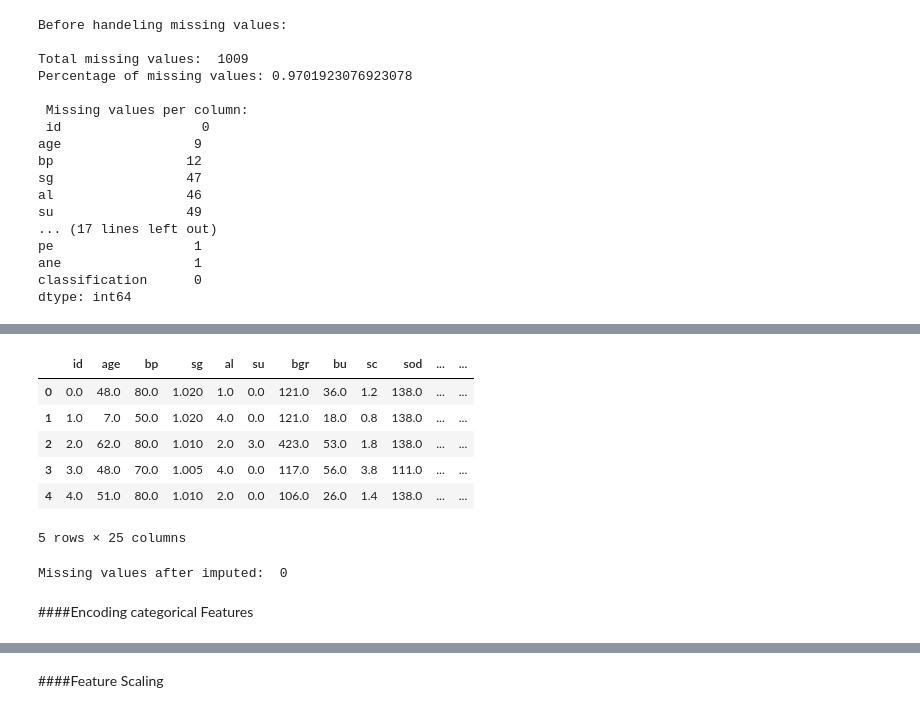
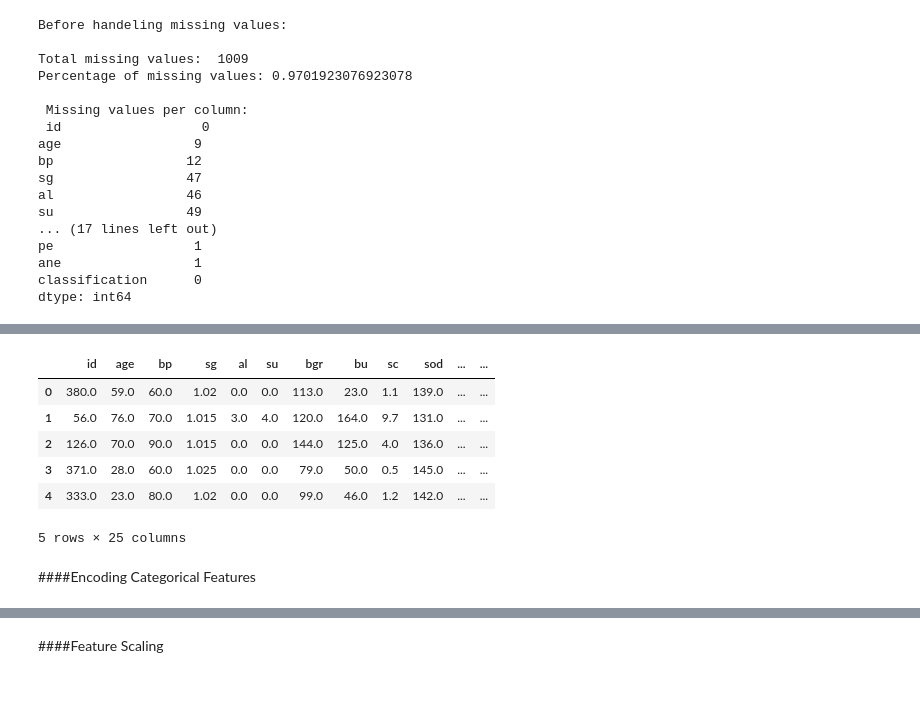
Before and after one commit to RansiluRanasinghe/ML-CW-Group-07-Kidney-Disease-Prediction, a Jupyter notebook: NoteBook/ML_CW_Group_07_Kidney_Disease_Prediction.ipynb, the cells around one changed output, grey strips where cells are left out. Cells and saved outputs as stored; diff of their text form; code cells hidden in the pictures.

```diff
--- a/NoteBook/ML_CW_Group_07_Kidney_Disease_Prediction.ipynb
+++ b/NoteBook/ML_CW_Group_07_Kidney_Disease_Prediction.ipynb
@@ -233,0 +249,11 @@ dtype: object
+# %%
+from sklearn.model_selection import train_test_split
+
+X_train_raw, X_test_raw, y_train, y_test = train_test_split(
+    X, y_encoded,
+    test_size=0.2,
+    random_state=42,
+    stratify=y_encoded
+)
+
+print(X_train_raw.shape, X_test_raw.shape)
@@ -269,7 +288,7 @@ Target Mapping:  {'ckd': np.int64(0), 'ckd\t': np.int64(1), 'notckd': np.int64(2
 # %%
-numeric_cols = X.select_dtypes(include=['int64', 'float64']).columns
-categorical_cols = X.select_dtypes(include=['object']).columns
+numeric_cols = X_train_raw.select_dtypes(include=['int64', 'float64']).columns
+categorical_cols = X_train_raw.select_dtypes(include=['object']).columns
 
-print(f"\nNumeric columns ({len(numeric_cols)}): {list(numeric_cols)}")
-print(f"Categorical columns ({len(categorical_cols)}): {list(categorical_cols)}")
+print(numeric_cols)
+print(categorical_cols)
 # %% [output]
@@ -279,7 +302,5 @@ Categorical columns (13): ['rbc', 'pc', 'pcc', 'ba', 'pcv', 'wc', 'rc', 'htn', '
 from sklearn.impute import SimpleImputer
 
 numeric_imputer = SimpleImputer(strategy='median')
-X_numeric_imputed = numeric_imputer.fit_transform(X[numeric_cols])
-X_numeric_df = pd.DataFrame(X_numeric_imputed, columns=numeric_cols)
-
-display(X_numeric_df.head(5))
+X_train_num = numeric_imputer.fit_transform(X_train_raw[numeric_cols])
+X_test_num = numeric_imputer.transform(X_test_raw[numeric_cols])
@@ -293,6 +307,4 @@ display(X_numeric_df.head(5))
 # %%
 categorical_imputer = SimpleImputer(strategy='most_frequent')
-X_categorical_imputed = categorical_imputer.fit_transform(X[categorical_cols])
-X_categorical_df = pd.DataFrame(X_categorical_imputed, columns=categorical_cols)
-
-display(X_categorical_df.head(5))
+X_train_cat = categorical_imputer.fit_transform(X_train_raw[categorical_cols])
+X_test_cat = categorical_imputer.transform(X_test_raw[categorical_cols])
@@ -306,18 +311,22 @@ display(X_categorical_df.head(5))
-# %%
-X_imputed = pd.concat([X_numeric_df, X_categorical_df], axis=1)
-
-display(X_imputed.head(5))
-# %% [output]
-|  | id | age | bp | sg | al | su | bgr | bu | sc | sod | ... | ... |
-| 0 | 0.0 | 48.0 | 80.0 | 1.020 | 1.0 | 0.0 | 121.0 | 36.0 | 1.2 | 138.0 | ... | ... |
-| 1 | 1.0 | 7.0 | 50.0 | 1.020 | 4.0 | 0.0 | 121.0 | 18.0 | 0.8 | 138.0 | ... | ... |
-| 2 | 2.0 | 62.0 | 80.0 | 1.010 | 2.0 | 3.0 | 423.0 | 53.0 | 1.8 | 138.0 | ... | ... |
-| 3 | 3.0 | 48.0 | 70.0 | 1.005 | 4.0 | 0.0 | 117.0 | 56.0 | 3.8 | 111.0 | ... | ... |
-| 4 | 4.0 | 51.0 | 80.0 | 1.010 | 2.0 | 0.0 | 106.0 | 26.0 | 1.4 | 138.0 | ... | ... |
-5 rows × 25 columns
-# %%
-print("Missing values after imputed: ", X_imputed.isnull().sum().sum())
-# %% [output]
-Missing values after imputed:  0
+# %%
+X_train_imputed = pd.DataFrame(
+    np.hstack([X_train_num, X_train_cat]),
+    columns=list(numeric_cols) + list(categorical_cols)
+)
+
+X_test_imputed = pd.DataFrame(
+    np.hstack([X_test_num, X_test_cat]),
+    columns=list(numeric_cols) + list(categorical_cols)
+)
+
+display(X_train_imputed.head())
+# %% [output]
+|  | id | age | bp | sg | al | su | bgr | bu | sc | sod | ... | ... |
+| 0 | 380.0 | 59.0 | 60.0 | 1.02 | 0.0 | 0.0 | 113.0 | 23.0 | 1.1 | 139.0 | ... | ... |
+| 1 | 56.0 | 76.0 | 70.0 | 1.015 | 3.0 | 4.0 | 120.0 | 164.0 | 9.7 | 131.0 | ... | ... |
+| 2 | 126.0 | 70.0 | 90.0 | 1.015 | 0.0 | 0.0 | 144.0 | 125.0 | 4.0 | 136.0 | ... | ... |
+| 3 | 371.0 | 28.0 | 60.0 | 1.025 | 0.0 | 0.0 | 79.0 | 50.0 | 0.5 | 145.0 | ... | ... |
+| 4 | 333.0 | 23.0 | 80.0 | 1.02 | 0.0 | 0.0 | 99.0 | 46.0 | 1.2 | 142.0 | ... | ... |
+5 rows × 25 columns
 # %% [markdown]
-####Encoding categorical Features
+####Encoding Categorical Features
```
Also changed, not shown: parts of 33 cells of this notebook.
